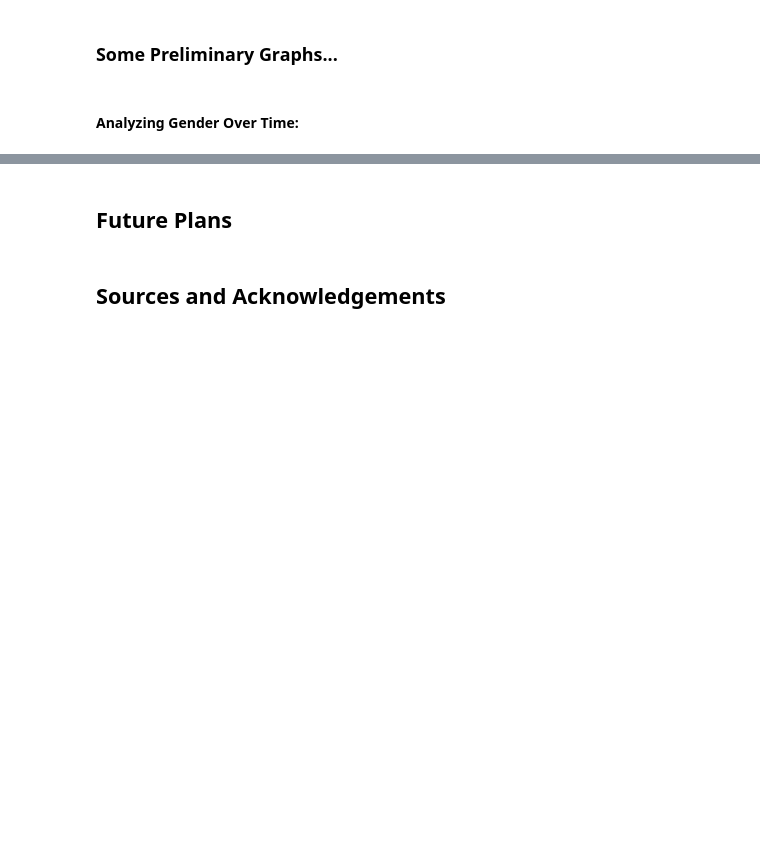
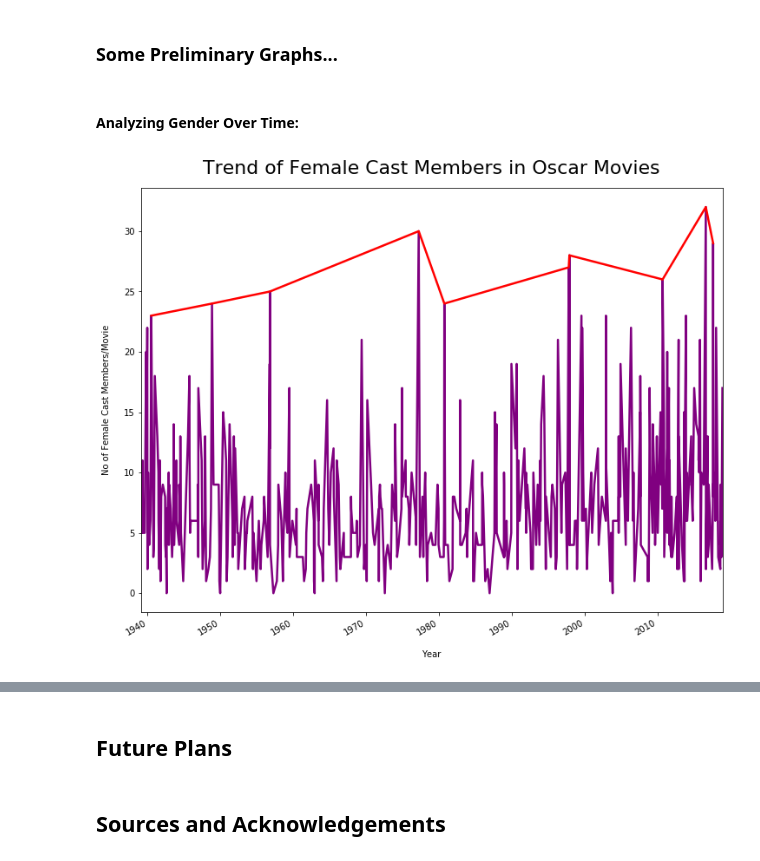
Before and after one commit to maitreyirajaram/oscar-awards-analysis, a Jupyter notebook: MovieAnalysis.ipynb, the cells around one changed output, grey strips where cells are left out. Drawn from its saved outputs; the diff is of its cells as text; code cells hidden in the pictures; blank space fills up the shorter version.

```diff
--- a/MovieAnalysis.ipynb
+++ b/MovieAnalysis.ipynb
@@ -84,0 +95,16 @@ tt0031381  [(Vivien Leigh, 10), (Clark Gable, 11), (Olivi...  4000000
+# %%
+import numpy as np
+import matplotlib.pyplot as plt
+
+#function that iterates through cast list and counts females
+def count_females(cast_list):
+    female_count = 0
+    for item in cast_list:
+        act_ser = actors[actors['Name']==item[0]]
+        if act_ser["Gender"].tolist()[0] == 1:
+            female_count += 1
+    return female_count
+
+#get number of female cast members per movie
+movies['no_of_females'] = movies.apply(lambda row: count_females(row['Cast']),axis=1)
+print (movies.head())
@@ -84,0 +129,4 @@ tt0031381  [(Vivien Leigh, 10), (Clark Gable, 11), (Olivi...  4000000
+# %%
+#get movie with largest female cast
+female_cast = movies[['no_of_females', 'Title', 'Release Date']]
+print(female_cast.max())
@@ -84,0 +140,4 @@ tt0031381  [(Vivien Leigh, 10), (Clark Gable, 11), (Olivi...  4000000
+# %%
+#top 10
+top_ten = (female_cast.nlargest(10, ['no_of_females']))
+print(top_ten)
@@ -88,3 +234,26 @@ tt0031381  [(Vivien Leigh, 10), (Clark Gable, 11), (Olivi...  4000000
 ### Some Preliminary Graphs...
 # %% [markdown]
 #### Analyzing Gender Over Time:
+# %%
+#graph female cast member total based on release date:
+
+#import graph libs
+import matplotlib.pyplot as plt
+import matplotlib.dates as mdates
+%matplotlib inline
+
+#convert from string type to date type
+movies['Release Date'] = pd.to_datetime(movies['Release Date'])
+graph_movies = movies[['Release Date', 'no_of_females']]
+#print (graph_movies)
+
+#plot data
+graph_movies.set_index('Release Date')['no_of_females'].plot(figsize=(12, 10), linewidth=2.5, color='purple');
+top_ten.set_index('Release Date')['no_of_females'].plot(figsize=(12, 10), linewidth=2.5, color='red');
+
+#styling
+plt.xlabel("Year", labelpad=15)
+plt.ylabel("No of Female Cast Members/Movie", labelpad=15)
+plt.title("Trend of Female Cast Members in Oscar Movies", y=1.02, fontsize=22);
+# %% [output]
+[figure, added]
```
Also changed, not shown: parts of 28 cells of this notebook, 1 other file.
